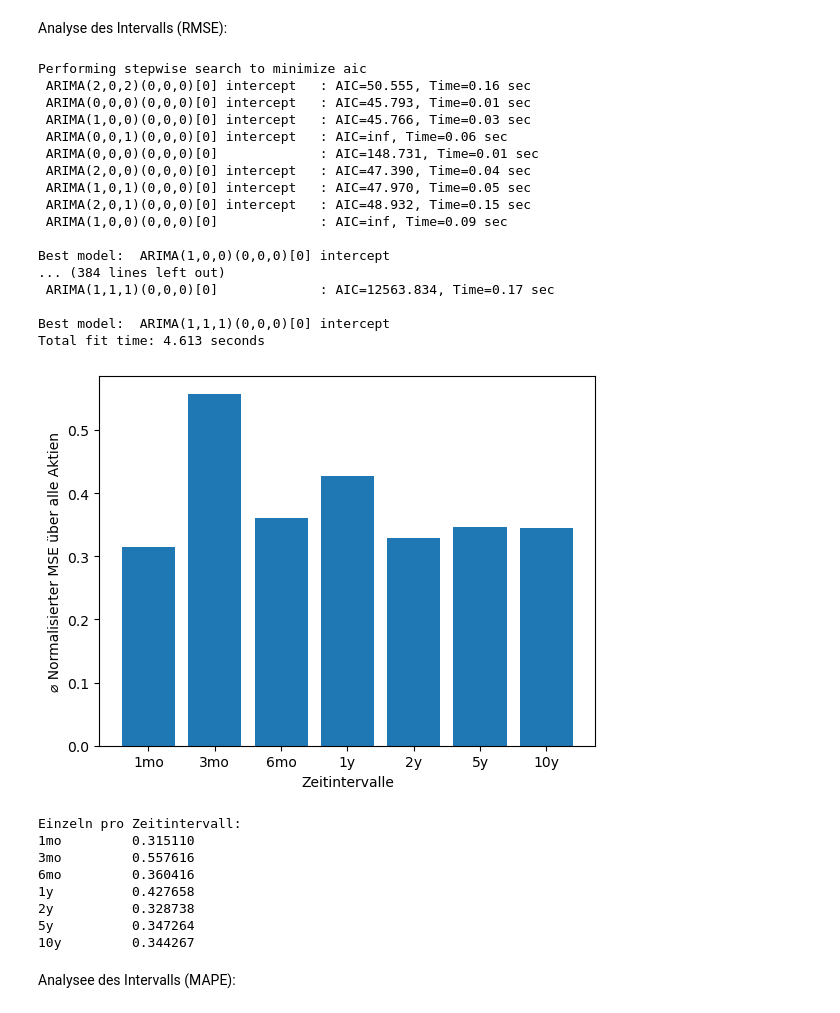
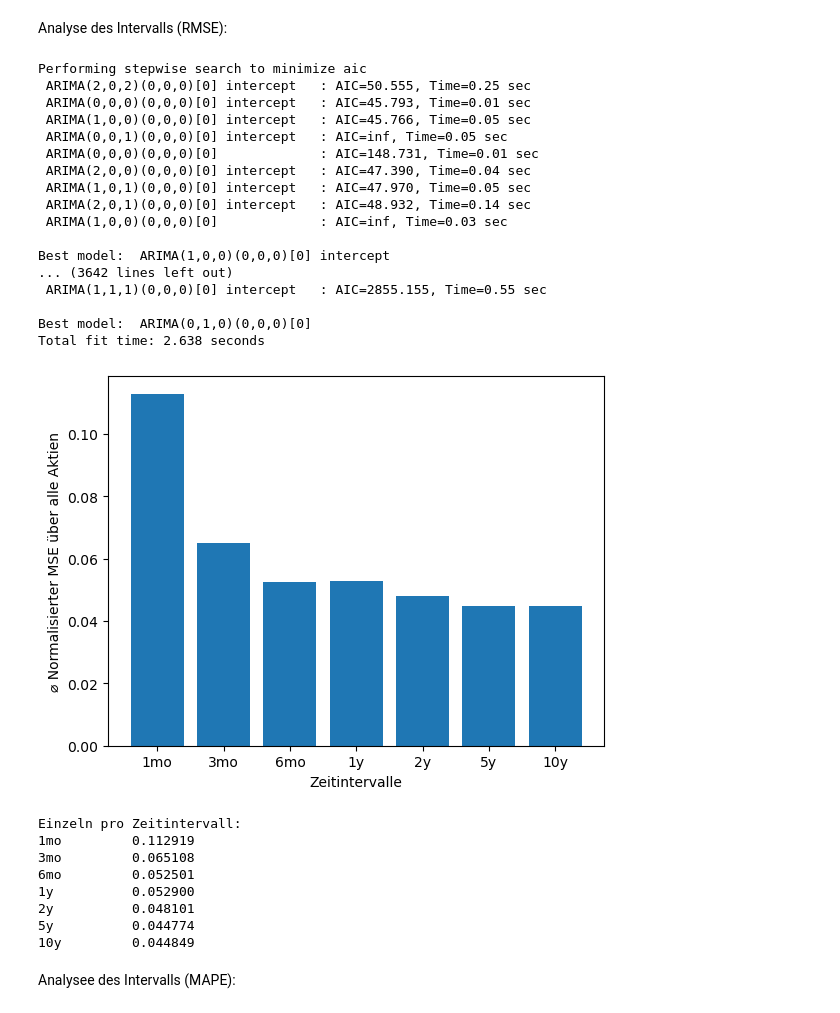
Before and after one commit to elmanjay/DataScienceProjekt, a Jupyter notebook: analysis/Analyse Intervall ARIMA.ipynb, the cells around one changed output. Saved outputs shown, nothing was run; the diff lists cells and outputs as text; code cells hidden in the pictures.

```diff
--- a/analysis/Analyse Intervall ARIMA.ipynb
+++ b/analysis/Analyse Intervall ARIMA.ipynb
@@ -10,7 +10,8 @@ from pmdarima import auto_arima
 from sklearn.metrics import mean_squared_error
 from sklearn.preprocessing import MinMaxScaler
 
-assets = ["AAPL", "AMZN", "GOOGL", "MSFT"]
+assets = ["AAPL", "AMZN", "GOOGL", "MSFT", "TSLA", "JPM", "JNJ", "BAC", "WMT", "MA", "NVDA", "HD", "PYPL", "DIS", "INTC", "VZ",
+          "CMCSA", "CVX", "MRK", "ASML", "KO", "PEP", "ABBV", "AZN", "NOW", "SHEL", "AMD", "META", "LLY", "UNH", "V", "XOM", "CRM", "SAP", "TBC", "HSBC"]
 intervalls = ["1mo", "3mo", "6mo", "1y", "2y", "5y", "10y"]
 results = pd.DataFrame(index=assets, columns=intervalls)
 
@@ -34,51 +35,51 @@ for element in assets:
 
 # Normalisierung der MSE
 results_normalized = results.copy()
 scaler = MinMaxScaler()
 results_normalized[intervalls] = scaler.fit_transform(results[intervalls])
 
 # Berechnung der durchschnittlichen MSE für jedes Intervall
 means = results_normalized.mean()
 
 # Plot der durchschnittlichen normalisierten MSE für jedes Zeitintervall
 xwerte = intervalls
 ywerte = means
 plt.bar(xwerte, ywerte)
 plt.xlabel("Zeitintervalle")
 plt.ylabel("⌀ Normalisierter MSE über alle Aktien")
 plt.show()
 
 # Ausgabe der einzelnen normalisierten MSE-Werte für jedes Intervall
 print("\nEinzeln pro Zeitintervall:")
 for time in intervalls:
     print(f"{time: <12}{means[time]:.6f}")
 # %% [output]
 Performing stepwise search to minimize aic
- ARIMA(2,0,2)(0,0,0)[0] intercept   : AIC=50.555, Time=0.16 sec
+ ARIMA(2,0,2)(0,0,0)[0] intercept   : AIC=50.555, Time=0.25 sec
  ARIMA(0,0,0)(0,0,0)[0] intercept   : AIC=45.793, Time=0.01 sec
- ARIMA(1,0,0)(0,0,0)[0] intercept   : AIC=45.766, Time=0.03 sec
- ARIMA(0,0,1)(0,0,0)[0] intercept   : AIC=inf, Time=0.06 sec
+ ARIMA(1,0,0)(0,0,0)[0] intercept   : AIC=45.766, Time=0.05 sec
+ ARIMA(0,0,1)(0,0,0)[0] intercept   : AIC=inf, Time=0.05 sec
  ARIMA(0,0,0)(0,0,0)[0]             : AIC=148.731, Time=0.01 sec
  ARIMA(2,0,0)(0,0,0)[0] intercept   : AIC=47.390, Time=0.04 sec
  ARIMA(1,0,1)(0,0,0)[0] intercept   : AIC=47.970, Time=0.05 sec
- ARIMA(2,0,1)(0,0,0)[0] intercept   : AIC=48.932, Time=0.15 sec
- ARIMA(1,0,0)(0,0,0)[0]             : AIC=inf, Time=0.09 sec
+ ARIMA(2,0,1)(0,0,0)[0] intercept   : AIC=48.932, Time=0.14 sec
+ ARIMA(1,0,0)(0,0,0)[0]             : AIC=inf, Time=0.03 sec
 
 Best model:  ARIMA(1,0,0)(0,0,0)[0] intercept
-... (384 lines left out)
- ARIMA(1,1,1)(0,0,0)[0]             : AIC=12563.834, Time=0.17 sec
+... (3642 lines left out)
+ ARIMA(1,1,1)(0,0,0)[0] intercept   : AIC=2855.155, Time=0.55 sec
 
-Best model:  ARIMA(1,1,1)(0,0,0)[0] intercept
-Total fit time: 4.613 seconds
+Best model:  ARIMA(0,1,0)(0,0,0)[0]
+Total fit time: 2.638 seconds
-[figure, old version]
+[figure, new version]
 Einzeln pro Zeitintervall:
-1mo         0.315110
-3mo         0.557616
-6mo         0.360416
-1y          0.427658
-2y          0.328738
-5y          0.347264
-10y         0.344267
+1mo         0.112919
+3mo         0.065108
+6mo         0.052501
+1y          0.052900
+2y          0.048101
+5y          0.044774
+10y         0.044849
 # %% [markdown]
 Analysee des Intervalls (MAPE):
 # %%
```
Also changed, not shown: parts of 1 cell of this notebook.
